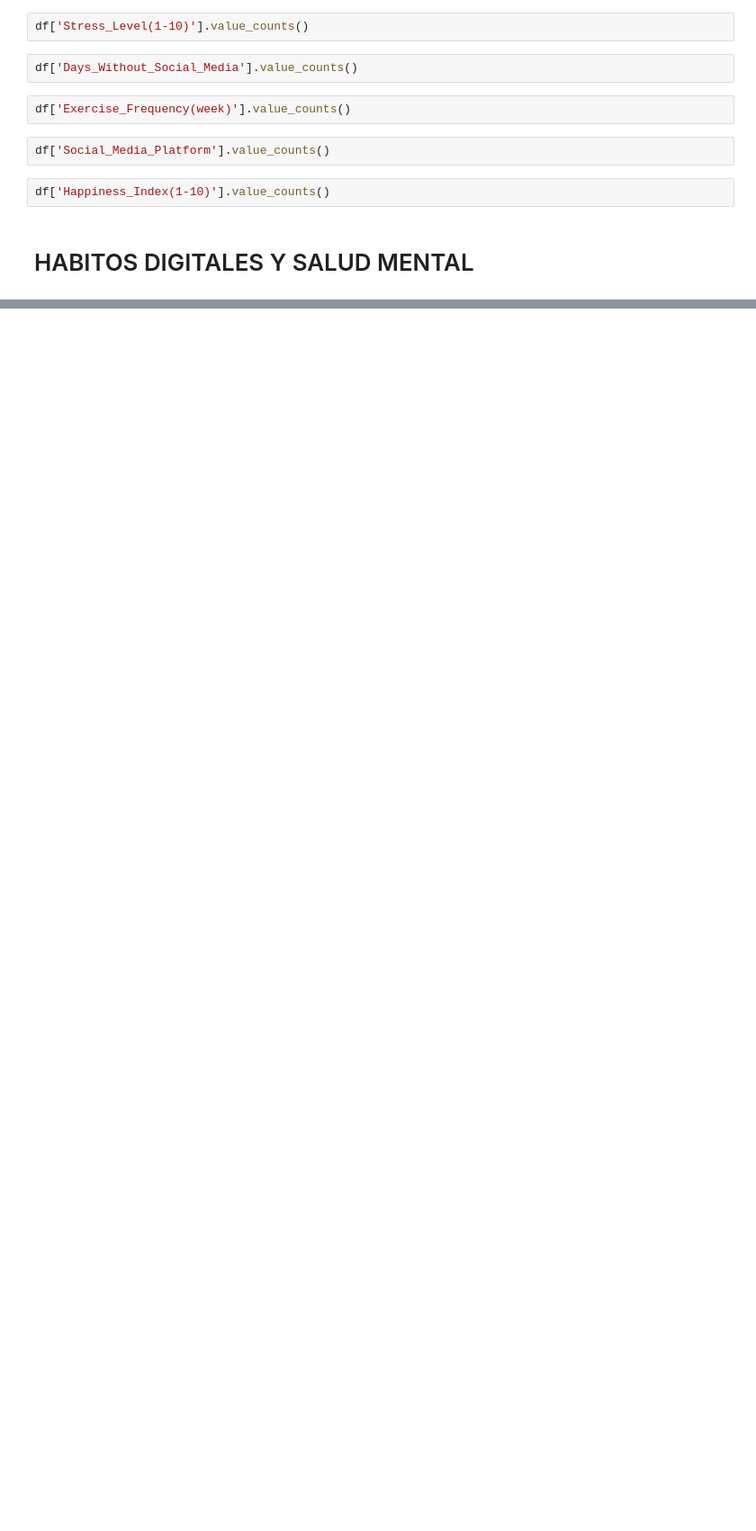
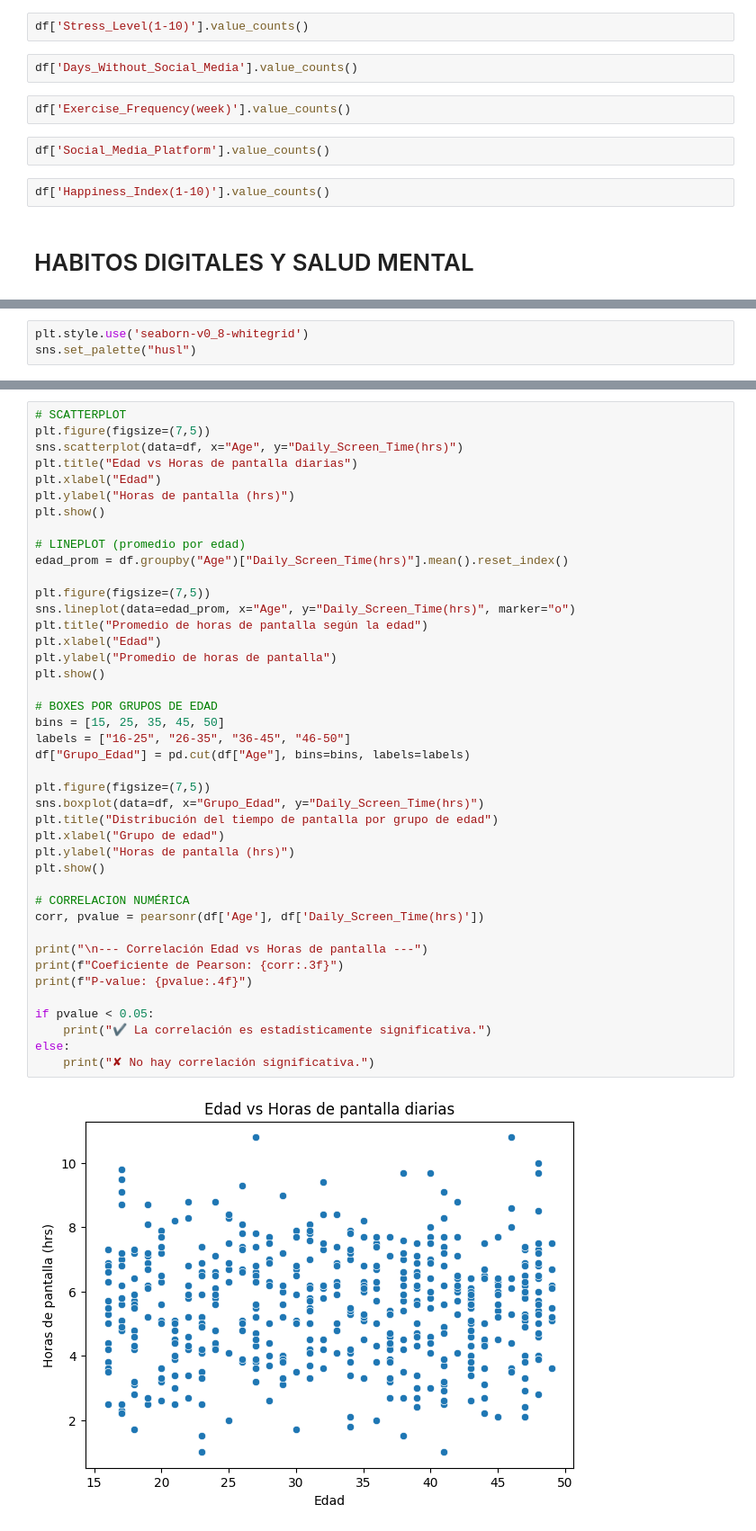
Before and after one commit to Neyder2502/salud-mental-analisis-datos, a Jupyter notebook: notebooks/Neyder.ipynb, the cells around one changed output, grey strips where cells are left out. Shown at 90% size. Saved outputs shown, nothing was run; the diff lists cells and outputs as text; blank space fills up the shorter version.

```diff
--- a/notebooks/Neyder.ipynb
+++ b/notebooks/Neyder.ipynb
@@ -95,0 +139,3 @@ df['Happiness_Index(1-10)'].value_counts()
+# %%
+plt.style.use('seaborn-v0_8-whitegrid')
+sns.set_palette("husl")
@@ -95,0 +144,44 @@ df['Happiness_Index(1-10)'].value_counts()
+# %%
+# SCATTERPLOT
+plt.figure(figsize=(7,5))
+sns.scatterplot(data=df, x="Age", y="Daily_Screen_Time(hrs)")
+plt.title("Edad vs Horas de pantalla diarias")
+plt.xlabel("Edad")
+plt.ylabel("Horas de pantalla (hrs)")
+plt.show()
+
+# LINEPLOT (promedio por edad)
+edad_prom = df.groupby("Age")["Daily_Screen_Time(hrs)"].mean().reset_index()
+
+plt.figure(figsize=(7,5))
+sns.lineplot(data=edad_prom, x="Age", y="Daily_Screen_Time(hrs)", marker="o")
+plt.title("Promedio de horas de pantalla según la edad")
+plt.xlabel("Edad")
+plt.ylabel("Promedio de horas de pantalla")
+plt.show()
+
+# BOXES POR GRUPOS DE EDAD
+bins = [15, 25, 35, 45, 50]
+labels = ["16-25", "26-35", "36-45", "46-50"]
+df["Grupo_Edad"] = pd.cut(df["Age"], bins=bins, labels=labels)
+
+plt.figure(figsize=(7,5))
+sns.boxplot(data=df, x="Grupo_Edad", y="Daily_Screen_Time(hrs)")
+plt.title("Distribución del tiempo de pantalla por grupo de edad")
+plt.xlabel("Grupo de edad")
+plt.ylabel("Horas de pantalla (hrs)")
+plt.show()
+
+# CORRELACION NUMÉRICA
+corr, pvalue = pearsonr(df['Age'], df['Daily_Screen_Time(hrs)'])
+
+print("\n--- Correlación Edad vs Horas de pantalla ---")
+print(f"Coeficiente de Pearson: {corr:.3f}")
+print(f"P-value: {pvalue:.4f}")
+
+if pvalue < 0.05:
+    print("✔ La correlación es estadísticamente significativa.")
+else:
+    print("✘ No hay correlación significativa.")
+# %% [output]
+[figure, added]
```
Also changed, not shown: parts of 16 cells of this notebook.
